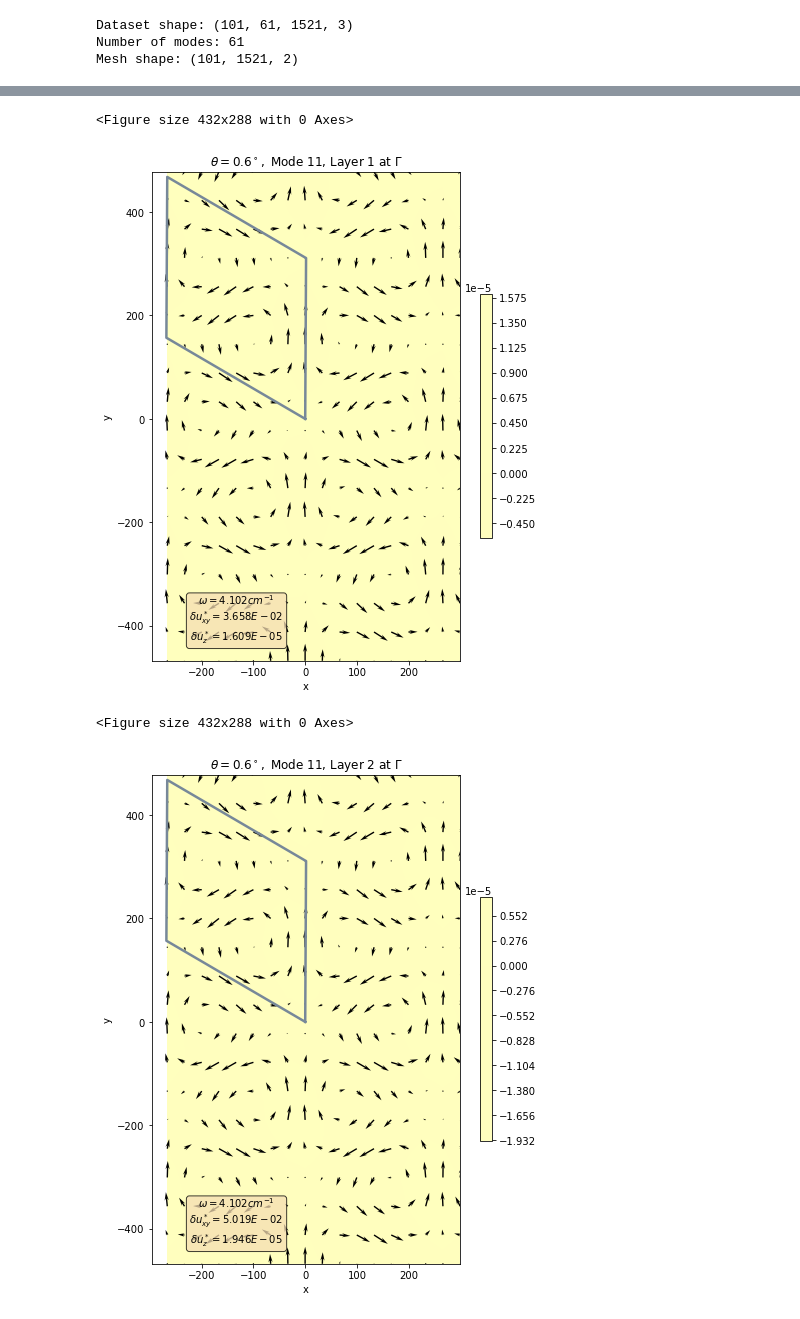
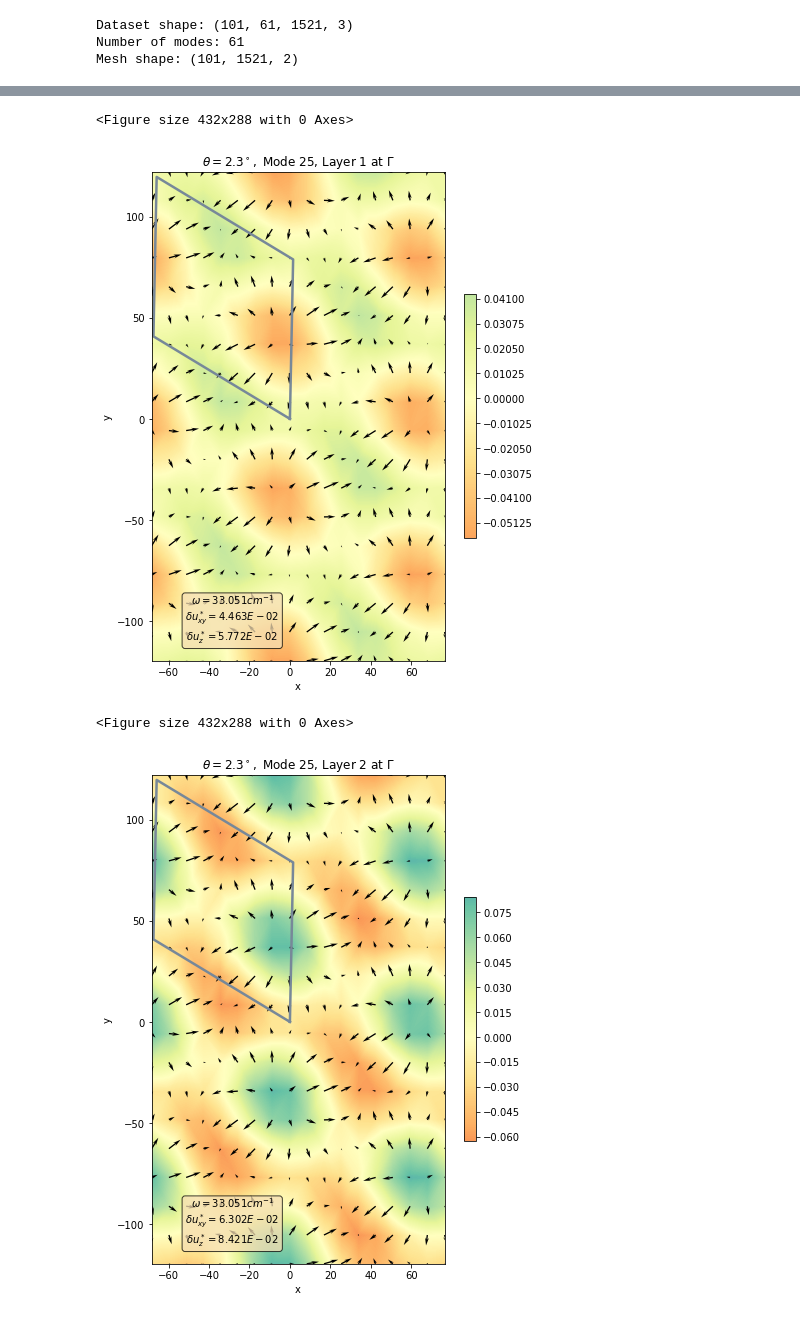
Before and after one commit to jz-lu/ml-ph, a Jupyter notebook: ALLEGRO_ANALYZER/thspc_finder.ipynb, the cells around one changed output, grey strips where cells are left out. Saved outputs shown, nothing was run; the diff lists cells and outputs as text; code cells hidden in the pictures.

```diff
--- a/ALLEGRO_ANALYZER/thspc_finder.ipynb
+++ b/ALLEGRO_ANALYZER/thspc_finder.ipynb
@@ -104,7 +104,7 @@ for i, tnsr in enumerate(phonons):
 # %%
 # Visualize the real-space phonons
-THETA_IDX = 6
-WHICH_MODE = 11
+THETA_IDX = 23
+WHICH_MODE = 25
 print(f"Analyzing theta = {thetas[THETA_IDX]} (idx={THETA_IDX})")
 coords = mesh[THETA_IDX]
 
@@ -117,4 +117,4 @@ Analyzing theta = 0.6094 (idx=6)
 <Figure size 432x288 with 0 Axes>
-[figure, old version]
+[figure, new version]
 <Figure size 432x288 with 0 Axes>
-[figure, old version]
+[figure, new version]
```
Also changed, not shown: parts of 4 cells of this notebook, 2 other files.
